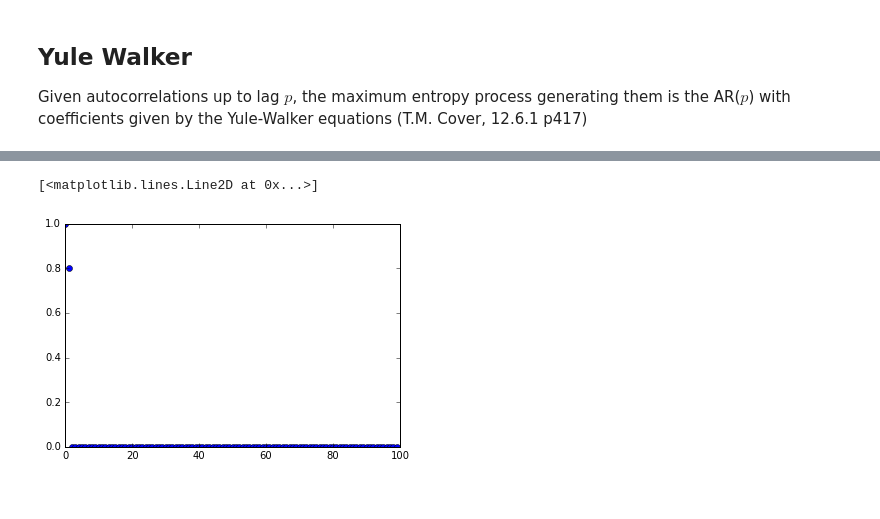
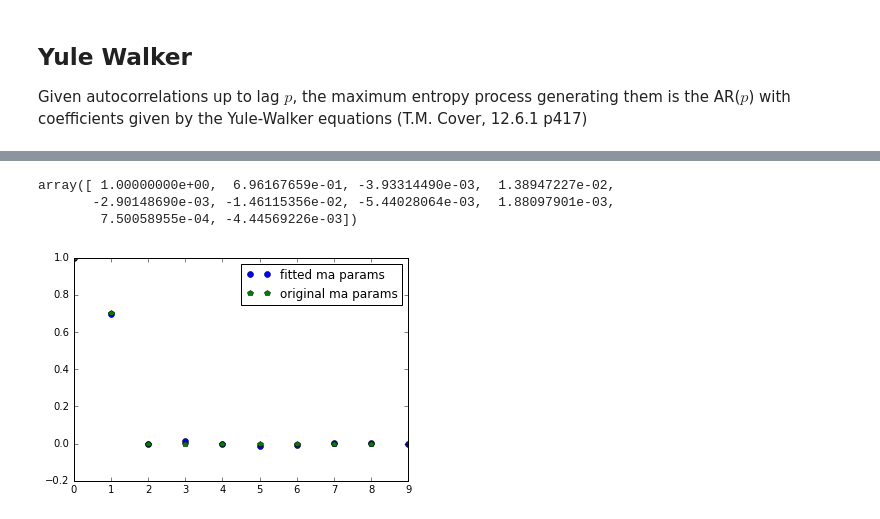
Before and after one commit to baruselli/random_walks, a Jupyter notebook: random_walks.ipynb, the cells around one changed output, grey strips where cells are left out. Saved outputs shown, nothing was run; the diff lists cells and outputs as text; code cells hidden in the pictures.

```diff
--- a/random_walks.ipynb
+++ b/random_walks.ipynb
@@ -839,5 +826,13 @@ y = arma_process.generate_sample(250)
-# %%
-plt.plot(arma_process.arma2ma(),'o')
-# %% [output]
-[<matplotlib.lines.Line2D at 0x...>]
-[figure, removed]
+# %%
+#ar from yule walker to ma
+import statsmodels as sm
+result_ma=sm.tsa.arima_process.ArmaProcess( np.r_[1, ar_fit], np.array([1,])).arma2ma()
+plt.plot(result_ma[:10],'o', label='fitted ma params')
+plt.plot(np.r_[1,original_ma,(0,0,0,0,0,0,0)],'p',label='original ma params')
+plt.legend()
+result_ma[:10]
+# %% [output]
+array([ 1.00000000e+00,  6.96167659e-01, -3.93314490e-03,  1.38947227e-02,
+       -2.90148690e-03, -1.46115356e-02, -5.44028064e-03,  1.88097901e-03,
+        7.50058955e-04, -4.44569226e-03])
+[figure, added]
```
Also changed, not shown: parts of 7 cells of this notebook.
